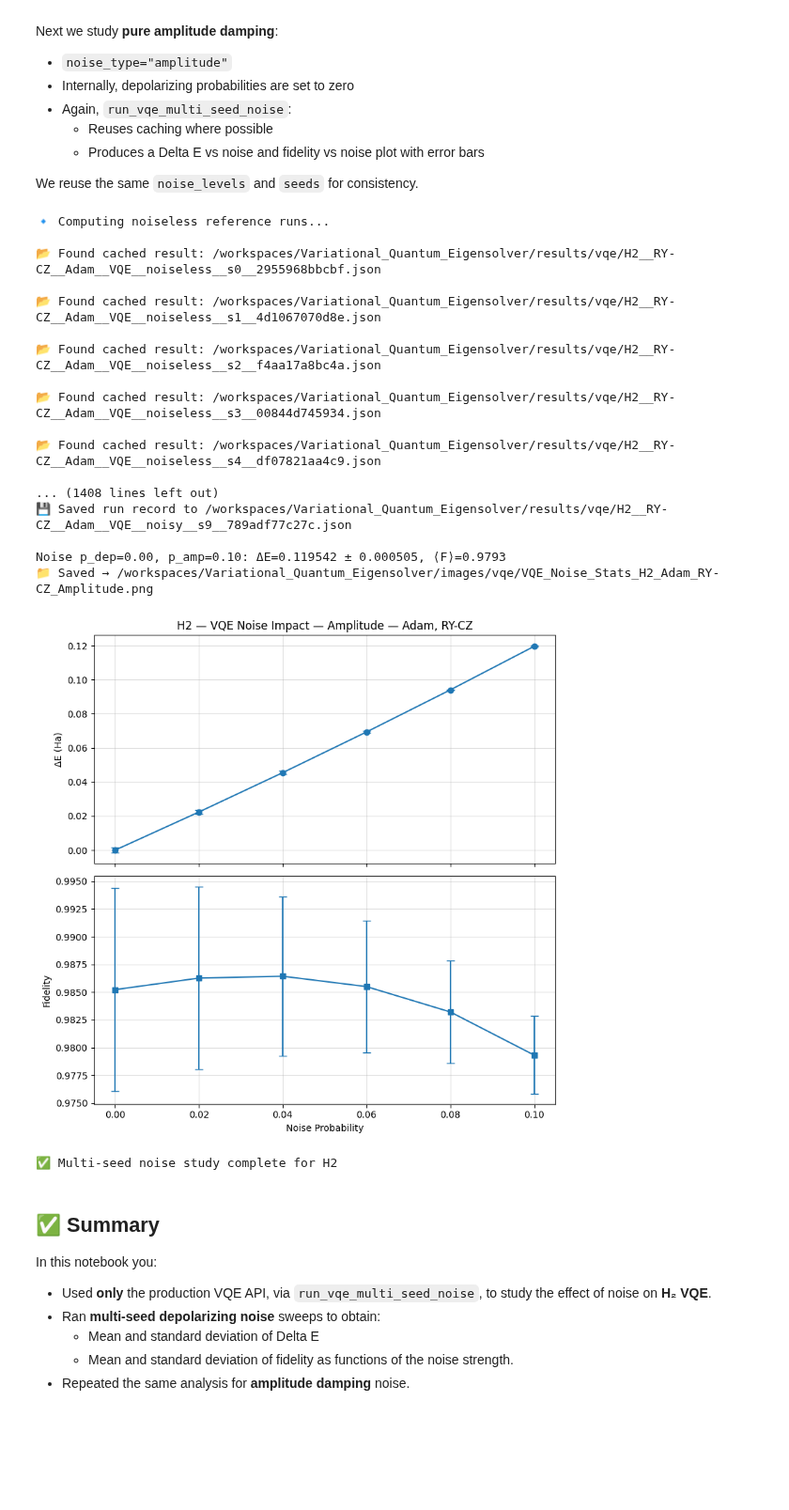
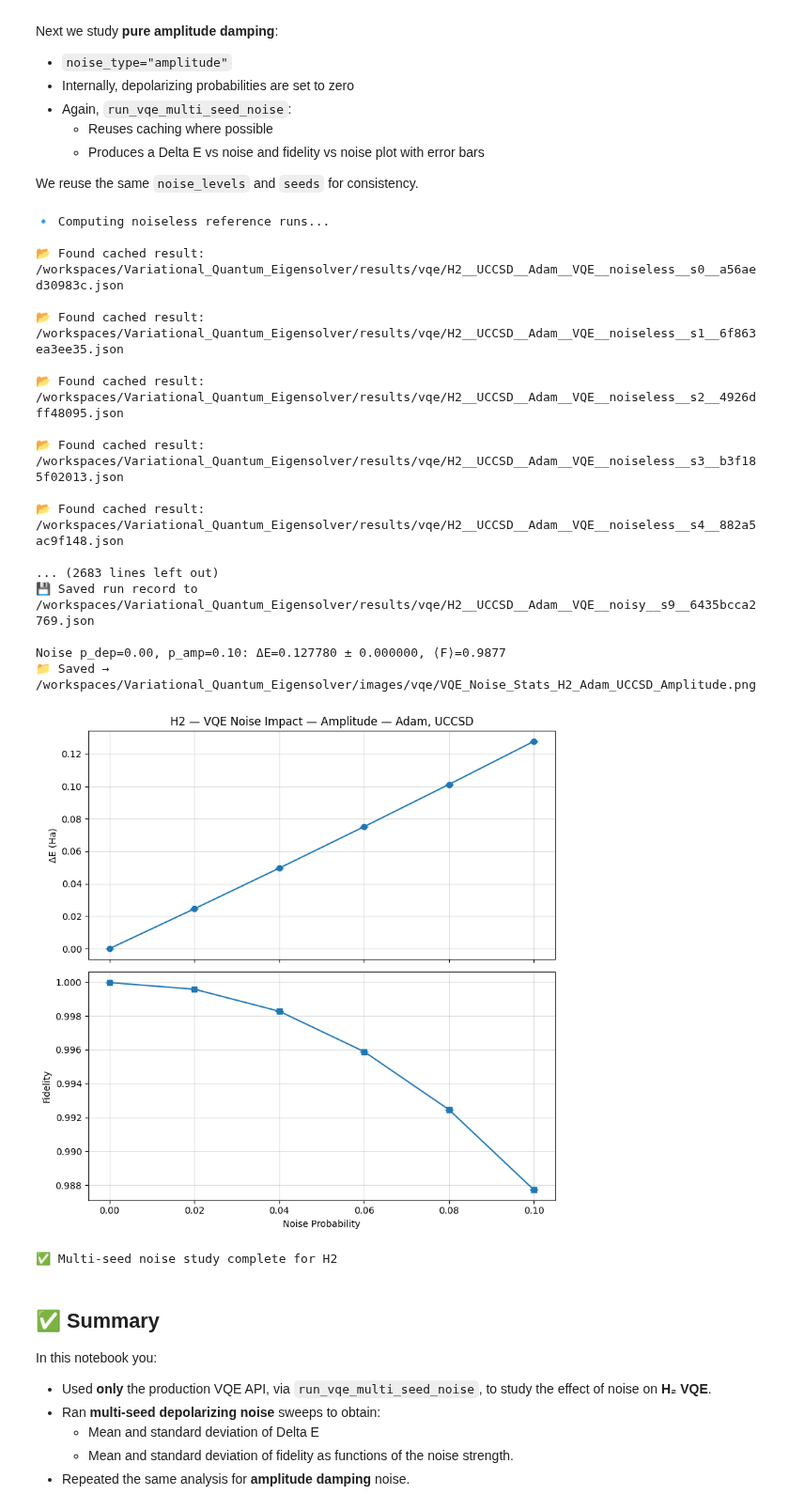
Before and after one commit to SidRichardsQuantum/Variational_Quantum_Eigensolver, a Jupyter notebook: notebooks/vqe/H2/Noise_Scan.ipynb, the cells around one changed output. Shown at 94% size. Drawn from its saved outputs; the diff is of its cells as text; code cells hidden in the pictures; blank space fills up the shorter version.

```diff
--- a/notebooks/vqe/H2/Noise_Scan.ipynb
+++ b/notebooks/vqe/H2/Noise_Scan.ipynb
@@ -56,6 +56,11 @@ print("Noise levels:", noise_levels)
 # Multiple seeds for statistics
 seeds = np.arange(0, 10)
 print("Seeds:", seeds)
+
+# Optimizer settings
+optimizer = "Adam"
+steps = 50
+stepsize = 0.2
 # %% [output]
 Noise levels: [0.   0.02 0.04 0.06 0.08 0.1 ]
 Seeds: [0 1 2 3 4 5 6 7 8 9]
@@ -127,36 +130,36 @@ We reuse the same `noise_levels` and `seeds` for consistency.
 # %%
 _ = run_vqe_multi_seed_noise(
     molecule="H2",
-    ansatz_name="RY-CZ",
-    optimizer_name="Adam",
-    steps=50,
-    stepsize=0.2,
+    ansatz_name="UCCSD",
+    optimizer_name=optimizer,
+    steps=steps,
+    stepsize=stepsize,
     seeds=seeds,
     noise_type="amplitude",
-    depolarizing_probs=noise_levels,  # interpreted as amplitude levels internally
+    depolarizing_probs=noise_levels,
     mapping="jordan_wigner",
     force=False,
     show=True,
 )
 # %% [output]
 🔹 Computing noiseless reference runs...
 
-📂 Found cached result: /workspaces/Variational_Quantum_Eigensolver/results/vqe/H2__RY-CZ__Adam__VQE__noiseless__s0__2955968bbcbf.json
+📂 Found cached result: /workspaces/Variational_Quantum_Eigensolver/results/vqe/H2__UCCSD__Adam__VQE__noiseless__s0__a56aed30983c.json
 
-📂 Found cached result: /workspaces/Variational_Quantum_Eigensolver/results/vqe/H2__RY-CZ__Adam__VQE__noiseless__s1__4d1067070d8e.json
+📂 Found cached result: /workspaces/Variational_Quantum_Eigensolver/results/vqe/H2__UCCSD__Adam__VQE__noiseless__s1__6f863ea3ee35.json
 
-📂 Found cached result: /workspaces/Variational_Quantum_Eigensolver/results/vqe/H2__RY-CZ__Adam__VQE__noiseless__s2__f4aa17a8bc4a.json
+📂 Found cached result: /workspaces/Variational_Quantum_Eigensolver/results/vqe/H2__UCCSD__Adam__VQE__noiseless__s2__4926dff48095.json
 
-📂 Found cached result: /workspaces/Variational_Quantum_Eigensolver/results/vqe/H2__RY-CZ__Adam__VQE__noiseless__s3__00844d745934.json
+📂 Found cached result: /workspaces/Variational_Quantum_Eigensolver/results/vqe/H2__UCCSD__Adam__VQE__noiseless__s3__b3f185f02013.json
 
-📂 Found cached result: /workspaces/Variational_Quantum_Eigensolver/results/vqe/H2__RY-CZ__Adam__VQE__noiseless__s4__df07821aa4c9.json
+📂 Found cached result: /workspaces/Variational_Quantum_Eigensolver/results/vqe/H2__UCCSD__Adam__VQE__noiseless__s4__882a5ac9f148.json
 
-... (1408 lines left out)
-💾 Saved run record to /workspaces/Variational_Quantum_Eigensolver/results/vqe/H2__RY-CZ__Adam__VQE__noisy__s9__789adf77c27c.json
+... (2683 lines left out)
+💾 Saved run record to /workspaces/Variational_Quantum_Eigensolver/results/vqe/H2__UCCSD__Adam__VQE__noisy__s9__6435bcca2769.json
 
-Noise p_dep=0.00, p_amp=0.10: ΔE=0.119542 ± 0.000505, ⟨F⟩=0.9793
-📁 Saved → /workspaces/Variational_Quantum_Eigensolver/images/vqe/VQE_Noise_Stats_H2_Adam_RY-CZ_Amplitude.png
+Noise p_dep=0.00, p_amp=0.10: ΔE=0.127780 ± 0.000000, ⟨F⟩=0.9877
+📁 Saved → /workspaces/Variational_Quantum_Eigensolver/images/vqe/VQE_Noise_Stats_H2_Adam_UCCSD_Amplitude.png
-[figure, old version]
+[figure, new version]
 ✅ Multi-seed noise study complete for H2
 # %% [markdown]
 ## ✅ Summary
```
Also changed, not shown: parts of 3 cells of this notebook, 20 other files.
